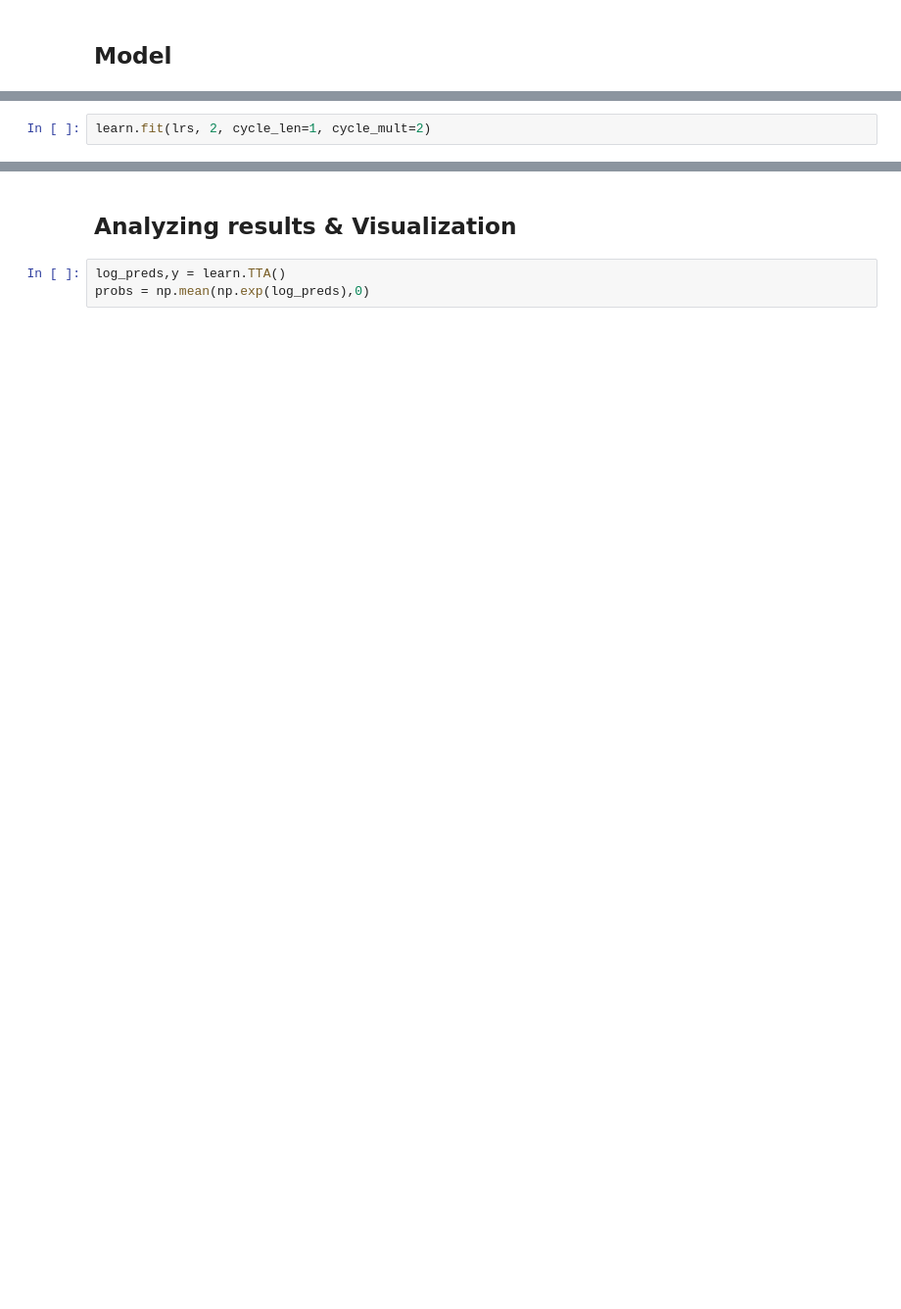
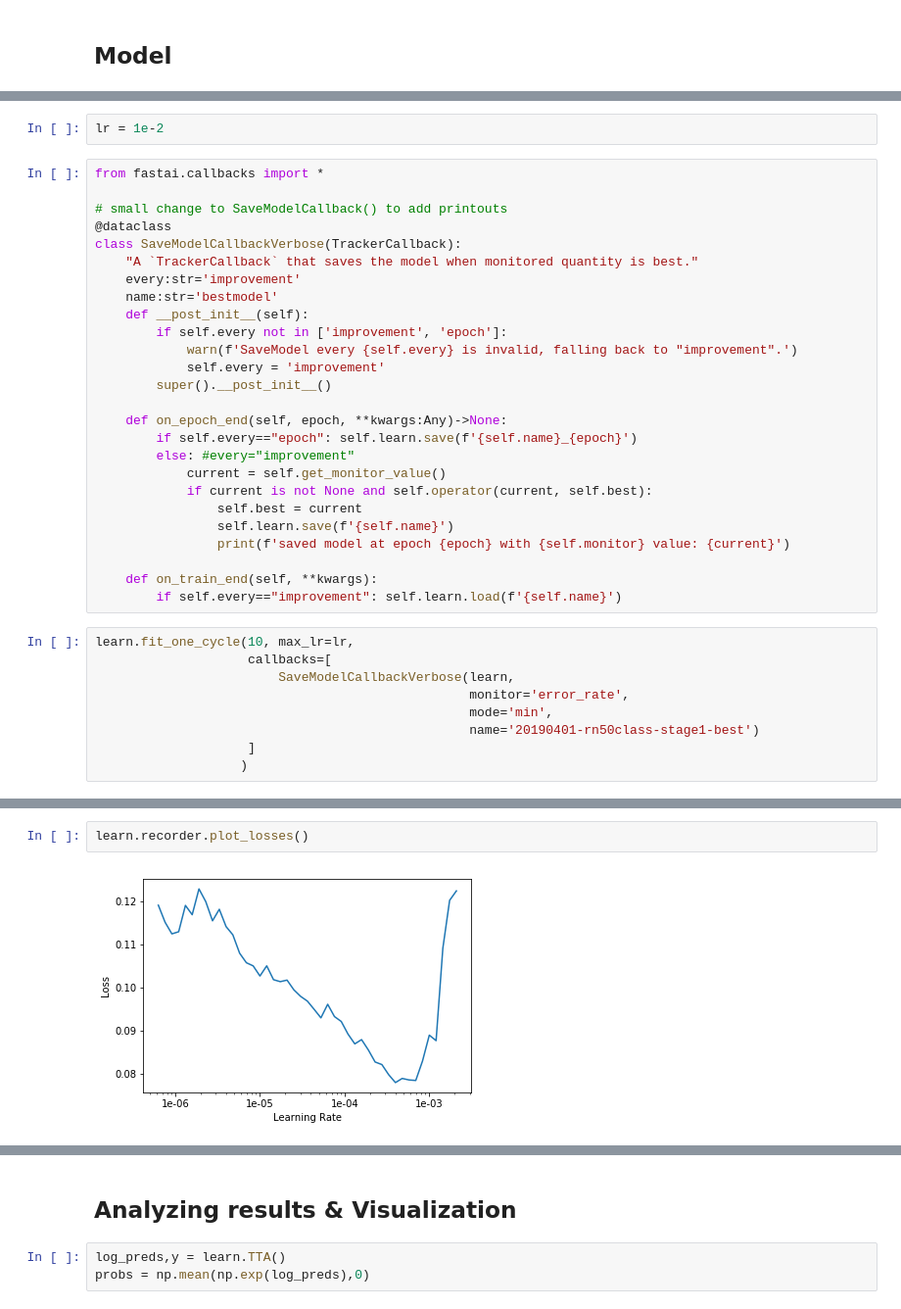
Before and after one commit to Pinili/Deep-Learning-for-Satellite-Imagery, a Jupyter notebook: main.ipynb, the cells around one changed output, grey strips where cells are left out. Shown at 98% size. Saved outputs shown, nothing was run; the diff lists cells and outputs as text; blank space fills up the shorter version.

```diff
--- a/main.ipynb
+++ b/main.ipynb
@@ -185,2 +311,37 @@ learn.fit(lrs, 3, cycle_len=1, cycle_mult=2)
-# %%
-learn.fit(lrs, 2, cycle_len=1, cycle_mult=2)
+# %%
+lr = 1e-2
+# %%
+from fastai.callbacks import *
+
+# small change to SaveModelCallback() to add printouts
+@dataclass
+class SaveModelCallbackVerbose(TrackerCallback):
+    "A `TrackerCallback` that saves the model when monitored quantity is best."
+    every:str='improvement'
+    name:str='bestmodel'
+    def __post_init__(self):
+        if self.every not in ['improvement', 'epoch']:
+            warn(f'SaveModel every {self.every} is invalid, falling back to "improvement".')
+            self.every = 'improvement'
+        super().__post_init__()
+
+    def on_epoch_end(self, epoch, **kwargs:Any)->None:
+        if self.every=="epoch": self.learn.save(f'{self.name}_{epoch}')
+        else: #every="improvement"
+            current = self.get_monitor_value()
+            if current is not None and self.operator(current, self.best):
+                self.best = current
+                self.learn.save(f'{self.name}')
+                print(f'saved model at epoch {epoch} with {self.monitor} value: {current}')
+
+    def on_train_end(self, **kwargs):
+        if self.every=="improvement": self.learn.load(f'{self.name}')
+# %%
+learn.fit_one_cycle(10, max_lr=lr,
+                    callbacks=[
+                        SaveModelCallbackVerbose(learn,
+                                                 monitor='error_rate',
+                                                 mode='min',
+                                                 name='20190401-rn50class-stage1-best')
+                    ]
+                   )
@@ -186,0 +351,4 @@ learn.fit(lrs, 2, cycle_len=1, cycle_mult=2)
+# %%
+learn.recorder.plot_losses()
+# %% [output]
+[figure, added]
```
Also changed, not shown: parts of 38 cells of this notebook.
